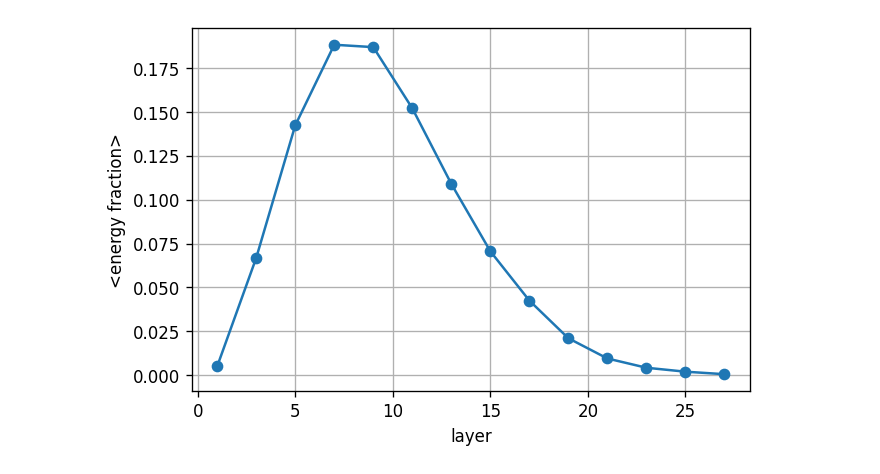
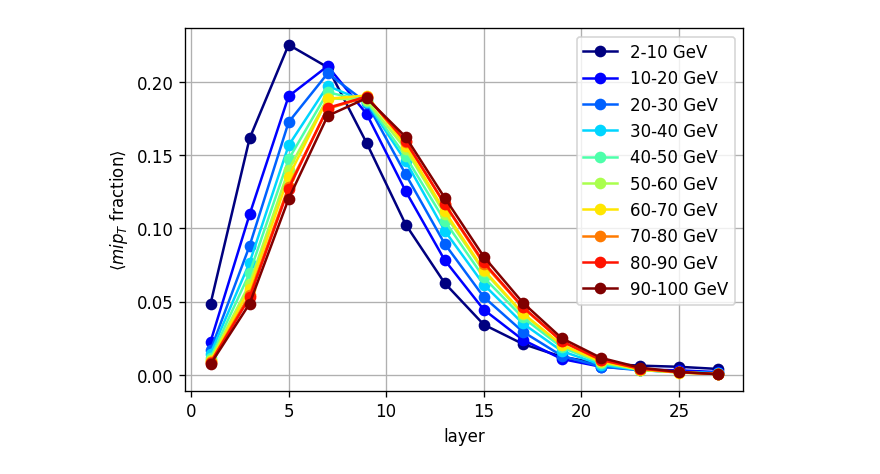
Before and after one commit to jbsauvan/realistic-signaldriven-elinks, a Jupyter notebook: longitudinal-profile-analysis/notebooks/longitudinal_profiles.ipynb, the cells around one changed output. Drawn from its saved outputs; the diff is of its cells as text; code cells hidden in the pictures.

Commit message:
add longitudinal profiles differentially in pT

```diff
--- a/longitudinal-profile-analysis/notebooks/longitudinal_profiles.ipynb
+++ b/longitudinal-profile-analysis/notebooks/longitudinal_profiles.ipynb
@@ -44,6 +52,8 @@ df_cl_neg.set_index('event', inplace=True)
 
 sel = df_tc['tc_layer']<28
 df_tc = df_tc[sel]
+sel = df_tc['tc_mipPt']>0.5
+df_tc = df_tc[sel]
 df_tc_pos = df_tc[df_tc['tc_eta']>0]
 df_tc_neg = df_tc[df_tc['tc_eta']<0]
 df_tc_pos.set_index('event', inplace=True)
@@ -96,9 +118,7 @@ def profile(event):
     event.tc_mipPt /= sum_mipPt
     return event
 # %%
-longitudinal_profile_pos = sum_layers_pos.groupby('event').apply(profile).reset_index()
-longitudinal_profile_neg = sum_layers_pos.groupby('event').apply(profile).reset_index()
-longitudinal_profile = pd.concat([longitudinal_profile_pos, longitudinal_profile_neg])
-mean_profile = longitudinal_profile.groupby('tc_layer').mean()
-longitudinal_profile
+longitudinal_profile = sum_layers.groupby(['event', 'zside']).apply(profile).reset_index()
+mean_profile = longitudinal_profile.groupby(['bin_pt', 'tc_layer']).mean().reset_index()
+mean_profile
 # %% [output]
@@ -117,0 +138,26 @@ longitudinal_profile
+# %%
+n = 10
+colors = pl.cm.jet(np.linspace(0,1,n))
+legends = [
+   '2-10 GeV',
+   '10-20 GeV',
+   '20-30 GeV',
+   '30-40 GeV',
+   '40-50 GeV',
+   '50-60 GeV',
+   '60-70 GeV',
+   '70-80 GeV',
+   '80-90 GeV',
+   '90-100 GeV',
+]
+plt.figure(dpi=120)
+for bin_pt in range(n):
+    plt.plot(mean_profile[mean_profile.bin_pt==bin_pt].set_index('tc_layer').tc_pt,
+             'o-',
+             color=colors[bin_pt],
+            label=legends[bin_pt])
+plt.xlabel('layer')
+plt.ylabel(r'$\langle p_{T}$ fraction$\rangle$')
+plt.grid()
+plt.legend()
+plt.show()
@@ -118,9 +166,14 @@ longitudinal_profile
 # %%
 plt.figure(dpi=120)
-plt.plot(mean_profile.tc_pt, 'o-')
+for bin_pt in range(n):
+    plt.plot(mean_profile[mean_profile.bin_pt==bin_pt].set_index('tc_layer').tc_mipPt,
+             'o-',
+             color=colors[bin_pt],
+            label=legends[bin_pt])
 plt.xlabel('layer')
-plt.ylabel('<energy fraction>')
+plt.ylabel(r'$\langle mip_{T}$ fraction$\rangle$')
 plt.grid()
+plt.legend()
 plt.show()
 # %% [output]
-[figure, old version]
+[figure, new version]
```
Also changed, not shown: parts of 11 cells of this notebook.
